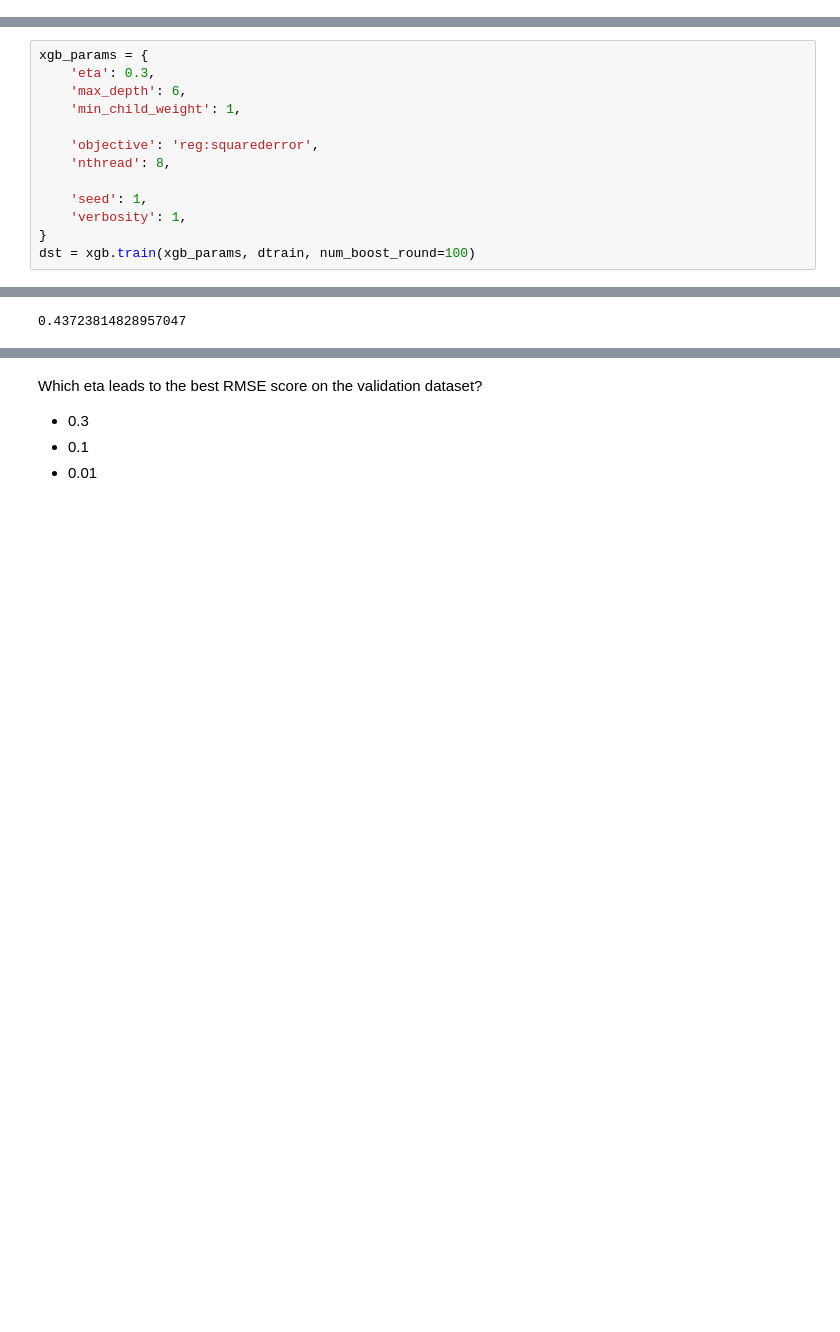
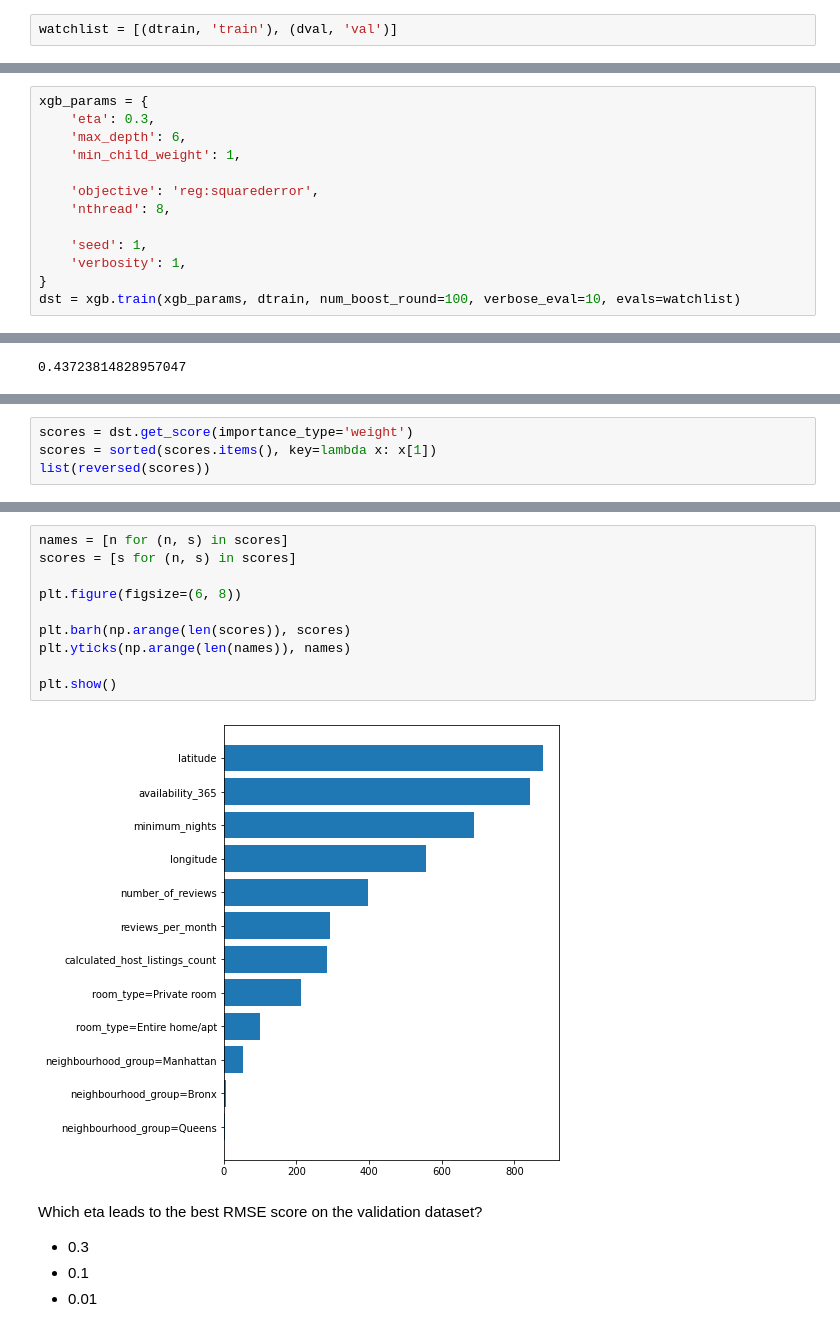
Before and after one commit to RCSnyder/machine-learning-zoom-camp, a Jupyter notebook: src/Chapters/06-trees/homework_6.ipynb, the cells around one changed output, grey strips where cells are left out. Drawn from its saved outputs; the diff is of its cells as text; blank space fills up the shorter version.

```diff
--- a/src/Chapters/06-trees/homework_6.ipynb
+++ b/src/Chapters/06-trees/homework_6.ipynb
@@ -332,6 +399,8 @@ xgb_params = {
 feats = dv.get_feature_names()
 dtrain = xgb.DMatrix(X_train, label=y_train, feature_names=feats)
 dval = xgb.DMatrix(X_val, label=y_val, feature_names=feats)
+# %%
+watchlist = [(dtrain, 'train'), (dval, 'val')]
 # %% [markdown]
 Now change `eta` first to `0.1` and then to `0.01`
 # %%
@@ -346,4 +415,4 @@ xgb_params = {
     'seed': 1,
     'verbosity': 1,
 }
-dst = xgb.train(xgb_params, dtrain, num_boost_round=100)
+dst = xgb.train(xgb_params, dtrain, num_boost_round=100, verbose_eval=10, evals=watchlist)
@@ -361,0 +460,4 @@ rmse
+# %%
+scores = dst.get_score(importance_type='weight')
+scores = sorted(scores.items(), key=lambda x: x[1])
+list(reversed(scores))
@@ -362,3 +477,15 @@ rmse
+# %%
+names = [n for (n, s) in scores]
+scores = [s for (n, s) in scores]
+
+plt.figure(figsize=(6, 8))
+
+plt.barh(np.arange(len(scores)), scores)
+plt.yticks(np.arange(len(names)), names)
+
+plt.show()
+# %% [output]
+[figure, added]
 # %% [markdown]
 Which eta leads to the best RMSE score on the validation dataset?
 
```
Also changed, not shown: parts of 16 cells of this notebook.
